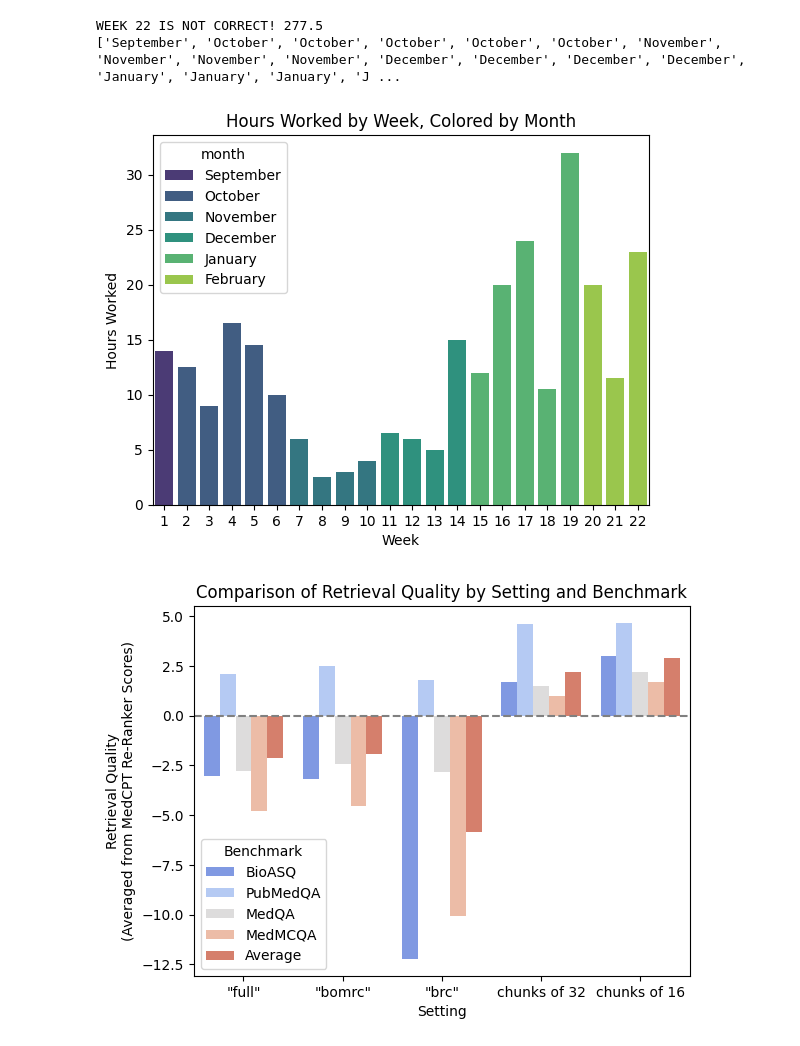
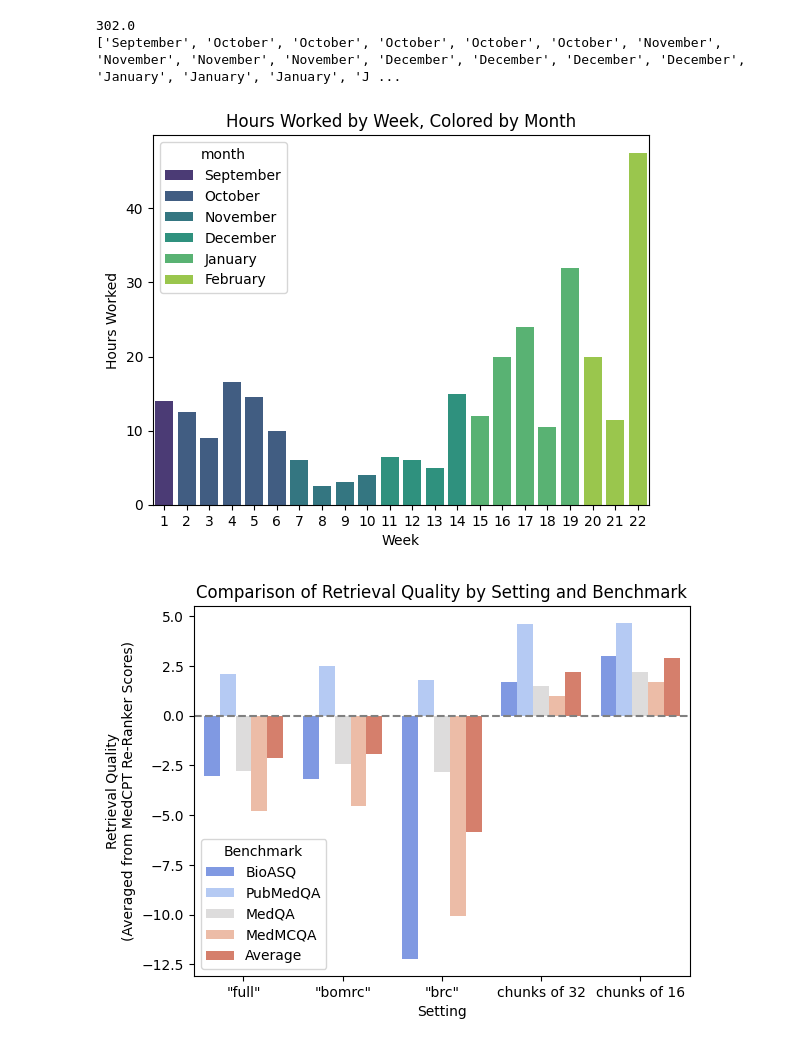
Before and after one commit to Neelectric/BioLlama, a Jupyter notebook: graphs&tables.ipynb, the cells around one changed output. Cells and saved outputs as stored; diff of their text form; code cells hidden in the pictures.

```diff
--- a/graphs&tables.ipynb
+++ b/graphs&tables.ipynb
@@ -8,37 +8,37 @@ import numpy as np
 # Graph 1: Neel's working hours
 # this plots my hours worked by month. was written by Bard!
 
 weeks = [1, 2, 3, 4, 5, 6, 7, 8, 9, 10, 11, 12, 13, 14, 15, 16, 17, 18, 19, 20, 21, 22]
-hours_worked = [14, 12.5, 9, 16.5, 14.5, 10, 6, 2.5, 3, 4, 6.5, 6, 5, 15, 12, 20, 24, 10.5, 32, 20, 11.5, 23]
+hours_worked = [14, 12.5, 9, 16.5, 14.5, 10, 6, 2.5, 3, 4, 6.5, 6, 5, 15, 12, 20, 24, 10.5, 32, 20, 11.5, 47.5]
 #months = [9, 9, 9, 9, 9, 9, 10, 10, 10, 10, 10, 10, 11, 11, 11, 11]
-print(f"WEEK 22 IS NOT CORRECT! {np.sum(hours_worked)}")
+print(f"{np.sum(hours_worked)}")
 months = ["September"]
 for i in range(5):
     months.append("October")
 for i in range(4):
     months.append("November")
 for i in range(4):
     months.append("December")
 for i in range(5):
     months.append("January")
 for i in range(3):
     months.append("February")
 print(months)
 # Create a dataframe from the data
 df = pd.DataFrame({"week": weeks, "hours_worked": hours_worked, "month": months})
 # Specify a logical color palette
 palette = color_palette("viridis", len(df["month"].unique()))
 # Create the bar chart
 sns.barplot(x="week", y="hours_worked", hue="month", data=df, palette=palette)
 plt.xlabel("Week")
 plt.ylabel("Hours Worked")
 plt.title("Hours Worked by Week, Colored by Month")
 # Show the chart
 plt.show()
 # %% [output]
-WEEK 22 IS NOT CORRECT! 277.5
+302.0
 ['September', 'October', 'October', 'October', 'October', 'October', 'November', 'November', 'November', 'November', 'December', 'December', 'December', 'December', 'January', 'January', 'January', 'J ...
-[figure, old version]
+[figure, new version]
 # %%
 # Graph 2: Average retrieval quality on different retrieval settings (with all benchmarks)
 #this plots the average retrieval quality of full, bomrc, brc, input_segmentation_32, input_segmentation_16
```
Also changed, not shown: 1 other file.
